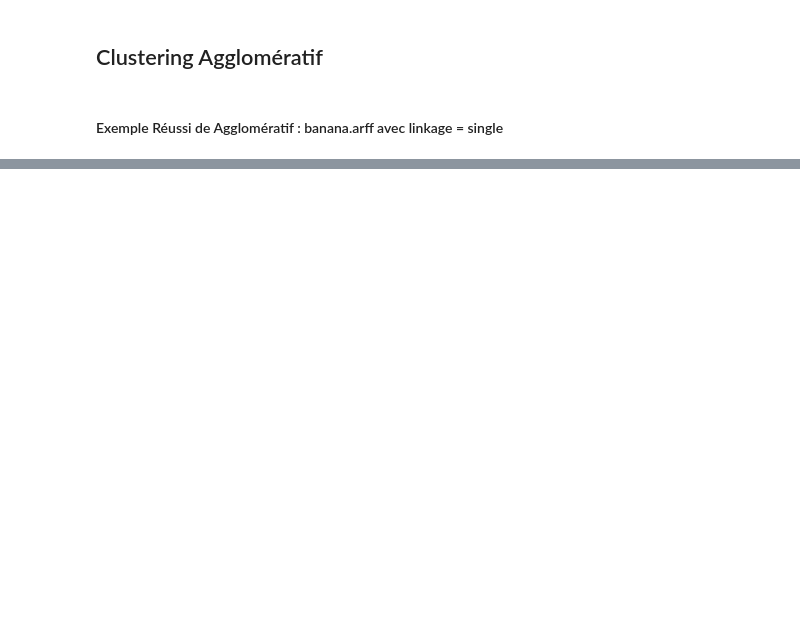
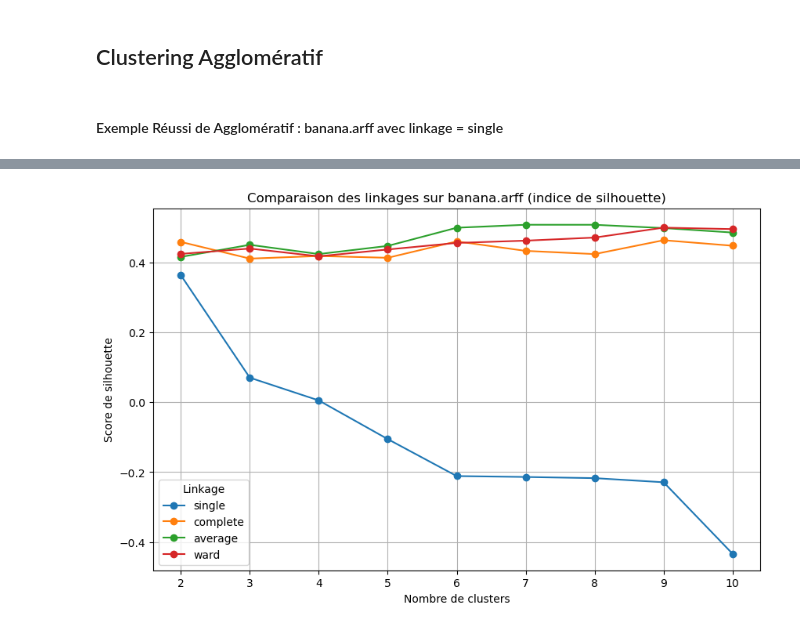
Before and after one commit to Laforge-Hassouna/MachineLearning, a Jupyter notebook: src/Rapport.ipynb, the cells around one changed output, grey strips where cells are left out. Saved outputs shown, nothing was run; the diff lists cells and outputs as text; code cells hidden in the pictures; blank space fills up the shorter version.

```diff
--- a/src/Rapport.ipynb
+++ b/src/Rapport.ipynb
@@ -181,0 +215,72 @@ for n_clusters in n_clusters_list:
+# %%
+import os
+import numpy as np
+import matplotlib.pyplot as plt
+import pandas as pd
+from sklearn.cluster import AgglomerativeClustering
+from sklearn.preprocessing import StandardScaler
+from sklearn.metrics import silhouette_score, davies_bouldin_score, calinski_harabasz_score
+from scipy.io import arff
+
+def load_arff_data(file_path):
+    """Load numeric data from a .arff file and return as NumPy array."""
+    data, meta = arff.loadarff(file_path)
+    X = np.array([list(row)[:-1] for row in data], dtype=float)
+    return X
+
+
+dataset_name = 'banana.arff'  # tu peux changer ici
+file_path = os.path.join('../dataset', 'artificial', dataset_name)
+
+X = load_arff_data(file_path)
+X_scaled = StandardScaler().fit_transform(X)
+
+
+linkage_list = ['single', 'complete', 'average', 'ward']
+n_clusters_range = range(2, 11)  # de 2 à 10 clusters
+
+
+results = []
+
+for linkage in linkage_list:
+    for n_clusters in n_clusters_range:
+        # Ward n'accepte que la distance euclidienne
+        if linkage == 'ward':
+            model = AgglomerativeClustering(n_clusters=n_clusters, linkage=linkage)
+        else:
+            model = AgglomerativeClustering(n_clusters=n_clusters, linkage=linkage, metric='euclidean')
+
+        labels = model.fit_predict(X_scaled)
+
+        # Calcul des métriques
+        silhouette = silhouette_score(X_scaled, labels)
+        db = davies_bouldin_score(X_scaled, labels)
+        ch = calinski_harabasz_score(X_scaled, labels)
+
+        results.append({
+            'linkage': linkage,
+            'n_clusters': n_clusters,
+            'silhouette': silhouette,
+            'davies_bouldin': db,
+            'calinski_harabasz': ch
+        })
+
+df_results = pd.DataFrame(results)
+
+# --- Courbe comparant les silhouettes ---
+plt.figure(figsize=(10,6))
+for linkage in linkage_list:
+    subset = df_results[df_results['linkage'] == linkage]
+    plt.plot(subset['n_clusters'].values,
+             subset['silhouette'].values,
+             marker='o',
+             label=linkage)
+
+plt.title(f"Comparaison des linkages sur {dataset_name} (indice de silhouette)")
+plt.xlabel("Nombre de clusters")
+plt.ylabel("Score de silhouette")
+plt.legend(title="Linkage")
+plt.grid(True)
+plt.show()
+# %% [output]
+[figure, new version]
```
Also changed, not shown: parts of 9 cells of this notebook, 1 other file.
